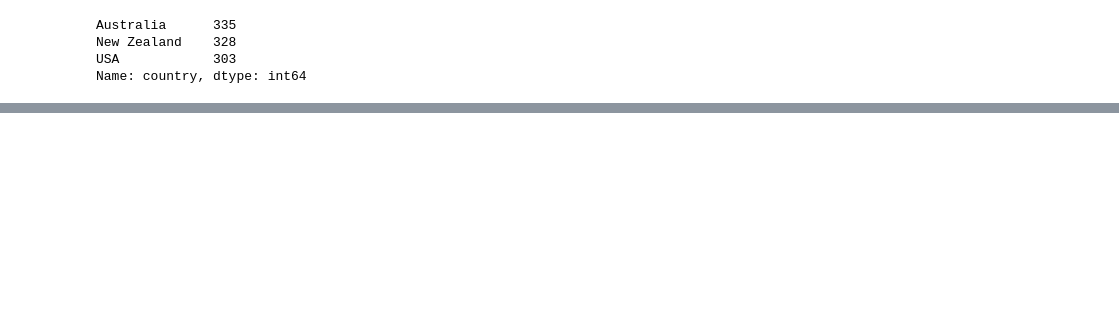
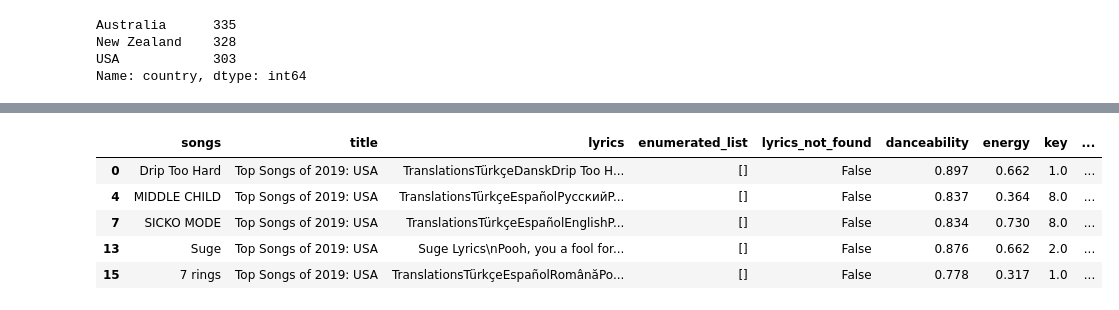
Before and after one commit to danidlsa/Final-Project-TM, a Jupyter notebook: Descriptive analysis.ipynb, the cells around one changed output, grey strips where cells are left out. Cells and saved outputs as stored; diff of their text form; code cells hidden in the pictures; blank space fills up the shorter version.

```diff
--- a/Descriptive analysis.ipynb
+++ b/Descriptive analysis.ipynb
@@ -120,0 +143,11 @@ df_grouped.to_csv("data/lists of songs/summary.csv")
+# %%
+df_full["artist"]=df_full["artist_x"]
+df_full= df_full.drop(columns=["Unnamed: 0.2", "Unnamed: 0.1", "Unnamed: 0", "artist_y", "artist_x"])
+df_full.head()
+# %% [output]
+|  | songs | title | lyrics | enumerated_list | lyrics_not_found | danceability | energy | key | ... |
+| 0 | Drip Too Hard | Top Songs of 2019: USA | TranslationsTürkçeDanskDrip Too H... | [] | False | 0.897 | 0.662 | 1.0 | ... |
+| 4 | MIDDLE CHILD | Top Songs of 2019: USA | TranslationsTürkçeEspañolРусскийP... | [] | False | 0.837 | 0.364 | 8.0 | ... |
+| 7 | SICKO MODE | Top Songs of 2019: USA | TranslationsTürkçeEspañolEnglishP... | [] | False | 0.834 | 0.730 | 8.0 | ... |
+| 13 | Suge | Top Songs of 2019: USA | Suge Lyrics\nPooh, you a fool for... | [] | False | 0.876 | 0.662 | 2.0 | ... |
+| 15 | 7 rings | Top Songs of 2019: USA | TranslationsTürkçeEspañolRomânăPo... | [] | False | 0.778 | 0.317 | 1.0 | ... |
```
Also changed, not shown: parts of 10 cells of this notebook, 3 other files.
